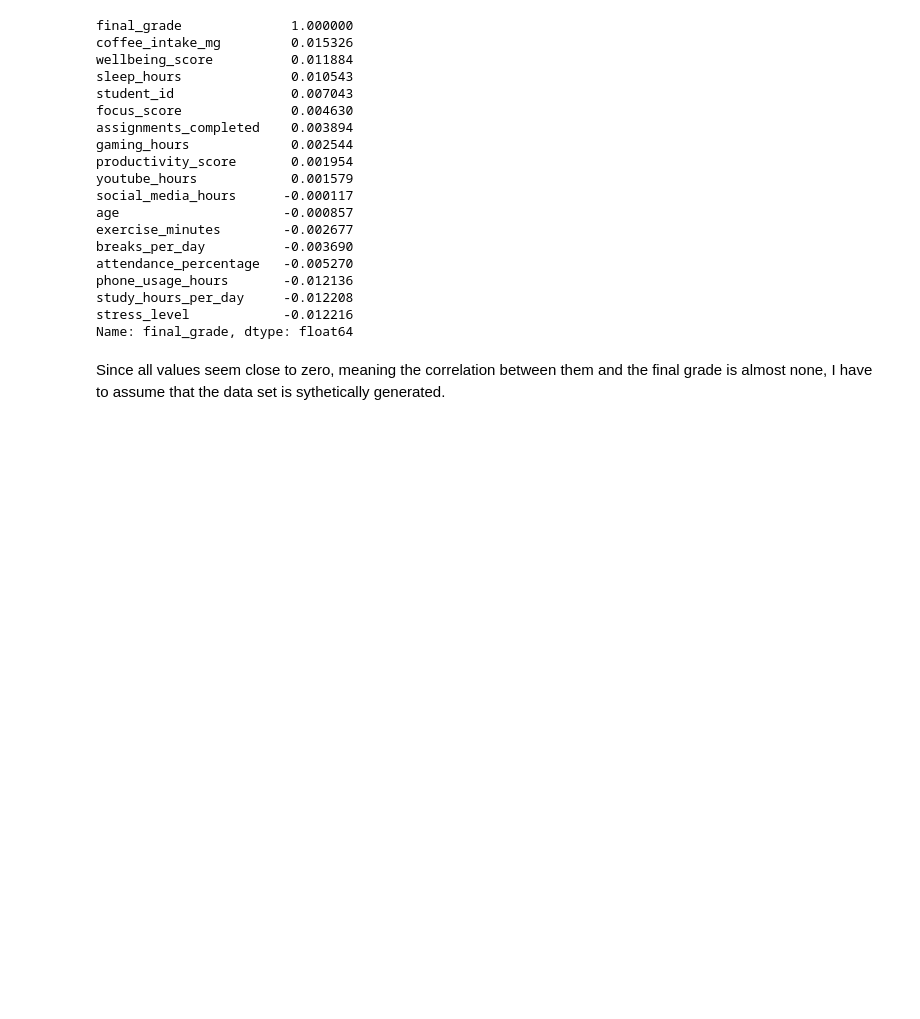
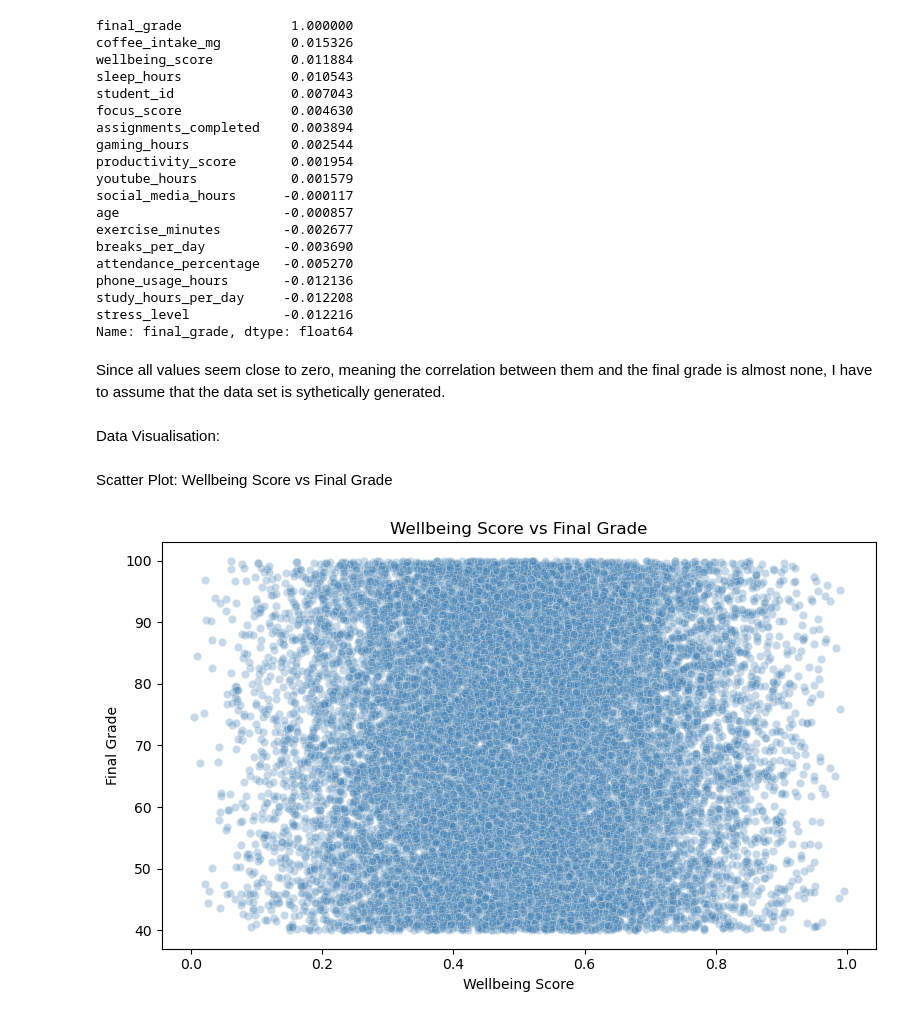
Before and after one commit to emmalaur/wellbeing, a Jupyter notebook: student-wellbeing/analysis.ipynb, the cells around one changed output. Saved outputs shown, nothing was run; the diff lists cells and outputs as text; code cells hidden in the pictures; blank space fills up the shorter version.

Commit message:
added visualisations, confirming theory of synthetically generated dataset

```diff
--- a/student-wellbeing/analysis.ipynb
+++ b/student-wellbeing/analysis.ipynb
@@ -185,3 +201,5 @@ stress_level            -0.012216
 Name: final_grade, dtype: float64
 # %% [markdown]
 Since all values seem close to zero, meaning the correlation between them and the final grade is almost none, I have to assume that the data set is sythetically generated.
+# %% [markdown]
+Data Visualisation:
@@ -187,0 +209,13 @@ Since all values seem close to zero, meaning the correlation between them and th
+# %% [markdown]
+Scatter Plot: Wellbeing Score vs Final Grade
+# %%
+plt.figure(figsize=(8, 5))
+sns.scatterplot(data=cleanedData, x='wellbeing_score', y='final_grade', alpha=0.3, color='steelblue')
+plt.title('Wellbeing Score vs Final Grade')
+plt.xlabel('Wellbeing Score')
+plt.ylabel('Final Grade')
+plt.tight_layout()
+plt.savefig('scatter_wellbeing.png')
+plt.show()
+# %% [output]
+[figure, added]
```
Also changed, not shown: parts of 8 cells of this notebook, 4 other files.
